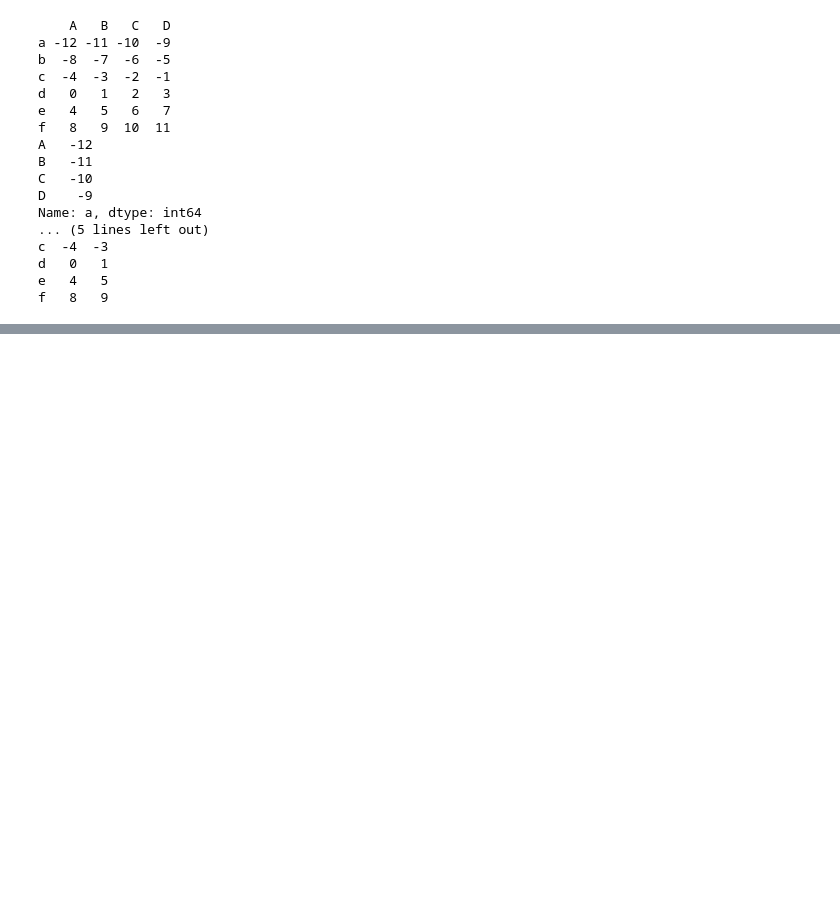
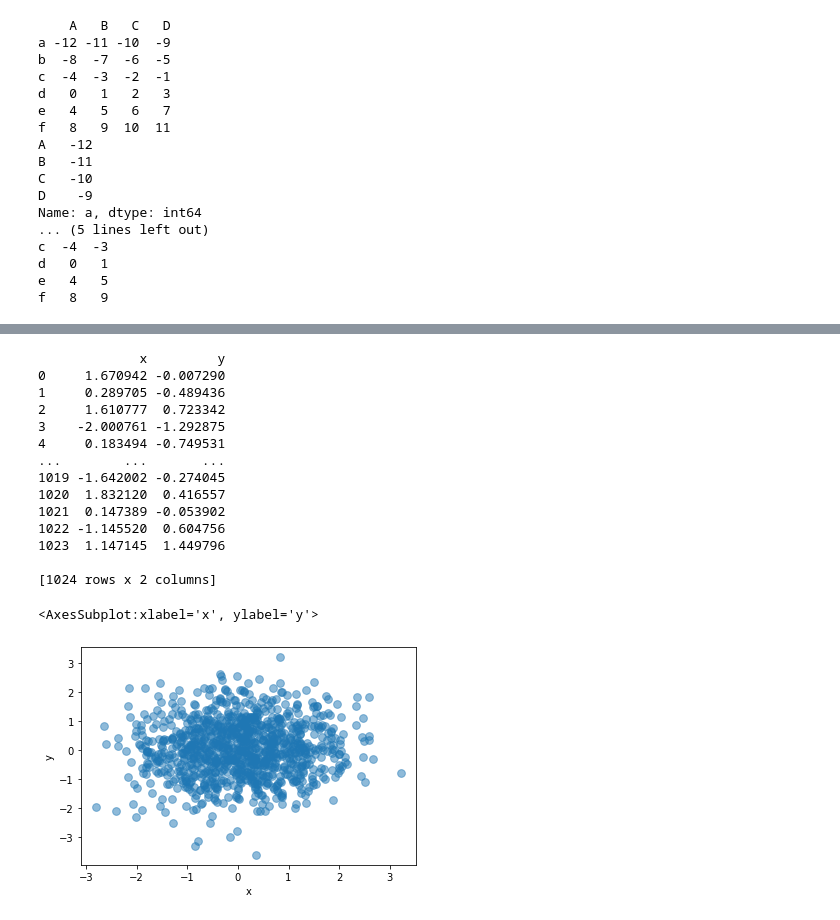
Before and after one commit to timemeansalot/python, a Jupyter notebook: python_basic/pandas.ipynb, the cells around one changed output, grey strips where cells are left out. Drawn from its saved outputs; the diff is of its cells as text; code cells hidden in the pictures; blank space fills up the shorter version.

Commit message:
3 start data process

```diff
--- a/python_basic/pandas.ipynb
+++ b/python_basic/pandas.ipynb
@@ -296,0 +519,34 @@ f   8   9
+# %%
+# scatter plot
+
+n=1024
+df=pd.DataFrame({
+    'x':np.random.normal(0,1,n),
+    'y':np.random.normal(0,1,n)
+})
+
+print(df)
+color=np.arctan2(df['y'],df['x'])
+
+# c: color
+# s: size for each dot
+# alpha: opacity
+# cmap: color map
+df.plot.scatter(x='x',y='y',c=color,s=60,alpha=0.5,cmap='rainbow')
+# %% [output]
+             x         y
+0     1.670942 -0.007290
+1     0.289705 -0.489436
+2     1.610777  0.723342
+3    -2.000761 -1.292875
+4     0.183494 -0.749531
+...        ...       ...
+1019 -1.642002 -0.274045
+1020  1.832120  0.416557
+1021  0.147389 -0.053902
+1022 -1.145520  0.604756
+1023  1.147145  1.449796
+
+[1024 rows x 2 columns]
+<AxesSubplot:xlabel='x', ylabel='y'>
+[figure, added]
```
Also changed, not shown: parts of 11 cells of this notebook.
